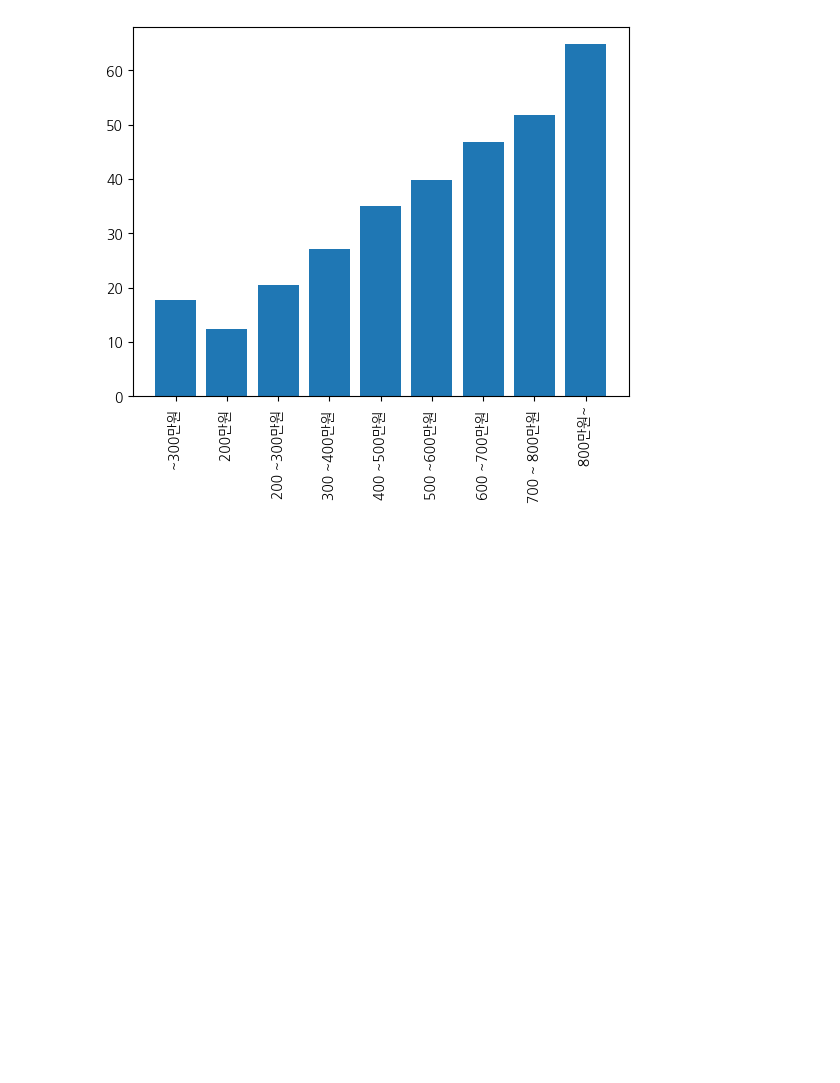
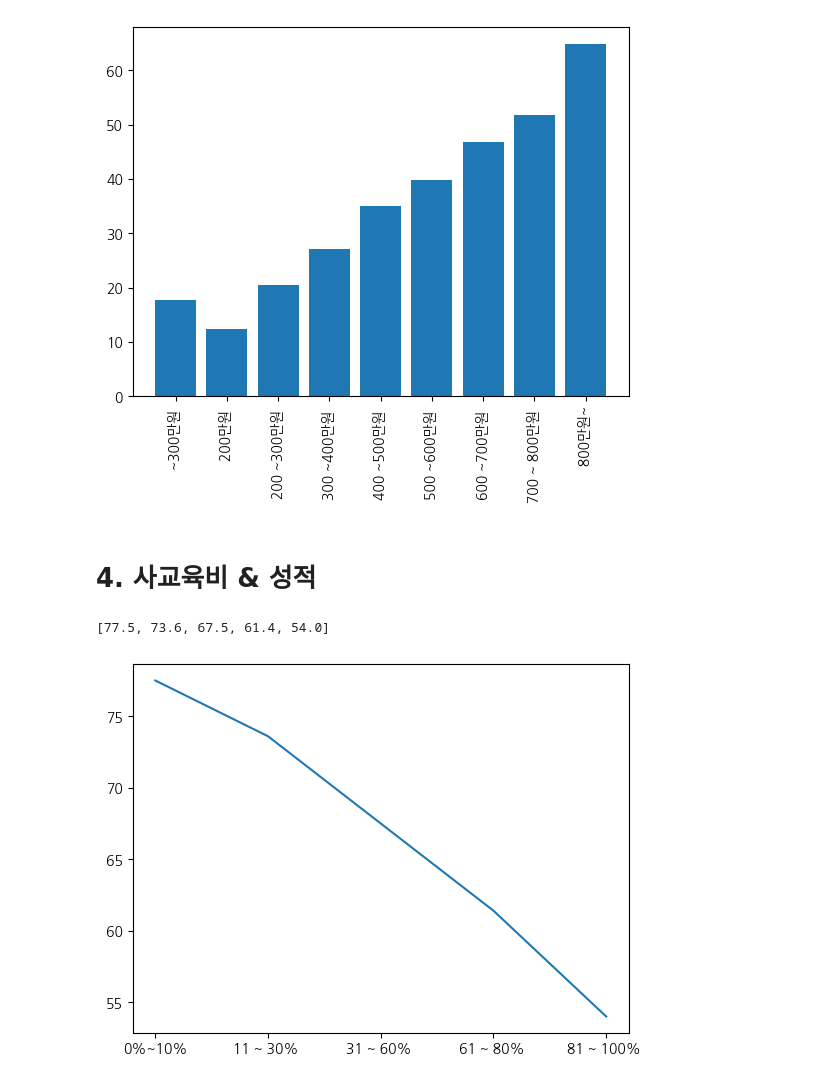
Before and after one commit to SuwonJ/-_-_-, a Jupyter notebook: 장수원_빅데이터분석(소인수)수행평가.ipynb, the cells around one changed output. Saved outputs shown, nothing was run; the diff lists cells and outputs as text; code cells hidden in the pictures; blank space fills up the shorter version.

```diff
--- a/장수원_빅데이터분석(소인수)수행평가.ipynb
+++ b/장수원_빅데이터분석(소인수)수행평가.ipynb
@@ -141,3 +141,22 @@ plt.xticks(rotation=90)
 plt.show()
 # %% [output]
 [figure]
+# %% [markdown]
+# 4. 사교육비 & 성적
+# %%
+inc=["0%~10%","11 ~ 30% ","31 ~ 60% ","61 ~ 80% ","81 ~ 100% "]
+for row in eduNscore:
+  for i in range(2,7):
+    row[i]=float(row[i])
+  del row[0]
+  del row[0]
+
+
+print(eduNscore[0])
+# %% [output]
+[77.5, 73.6, 67.5, 61.4, 54.0]
+# %%
+plt.plot(inc,eduNscore[0])
+plt.show()
+# %% [output]
+[figure, added]
```
Also changed, not shown: parts of 2 cells of this notebook.
